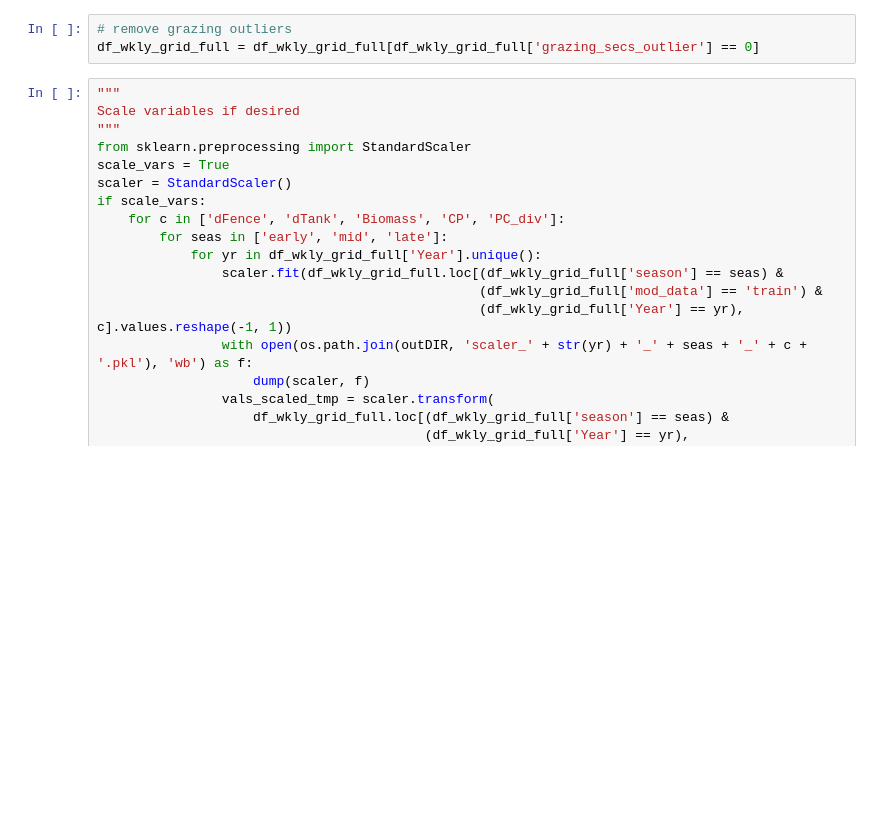
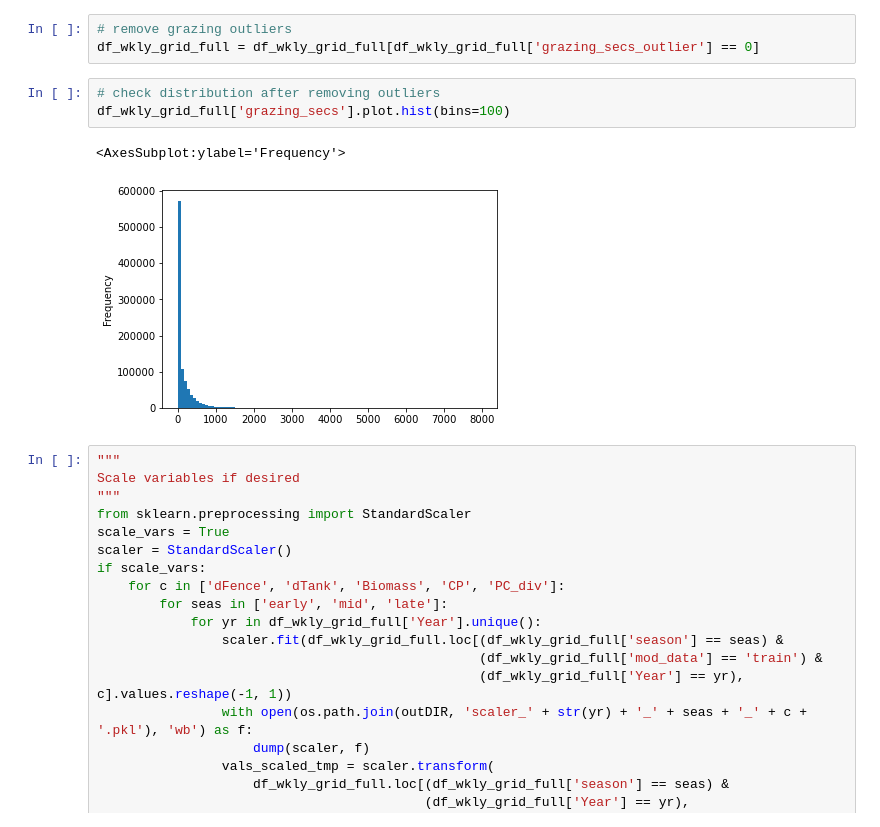
Before and after one commit to kearney-sp/lotek_processing, a Jupyter notebook: build_grazing_intensity_models_v2_seas_lagged.ipynb, the cells around one changed output. Drawn from its saved outputs; the diff is of its cells as text; blank space fills up the shorter version.

```diff
--- a/build_grazing_intensity_models_v2_seas_lagged.ipynb
+++ b/build_grazing_intensity_models_v2_seas_lagged.ipynb
@@ -214,6 +214,12 @@ Name: grazing_secs_outlier, dtype: float64
 # %%
 # remove grazing outliers
 df_wkly_grid_full = df_wkly_grid_full[df_wkly_grid_full['grazing_secs_outlier'] == 0]
+# %%
+# check distribution after removing outliers
+df_wkly_grid_full['grazing_secs'].plot.hist(bins=100)
+# %% [output]
+<AxesSubplot:ylabel='Frequency'>
+[figure, added]
 # %%
 """
 Scale variables if desired
```
Also changed, not shown: parts of 4 cells of this notebook, 5 other files.
